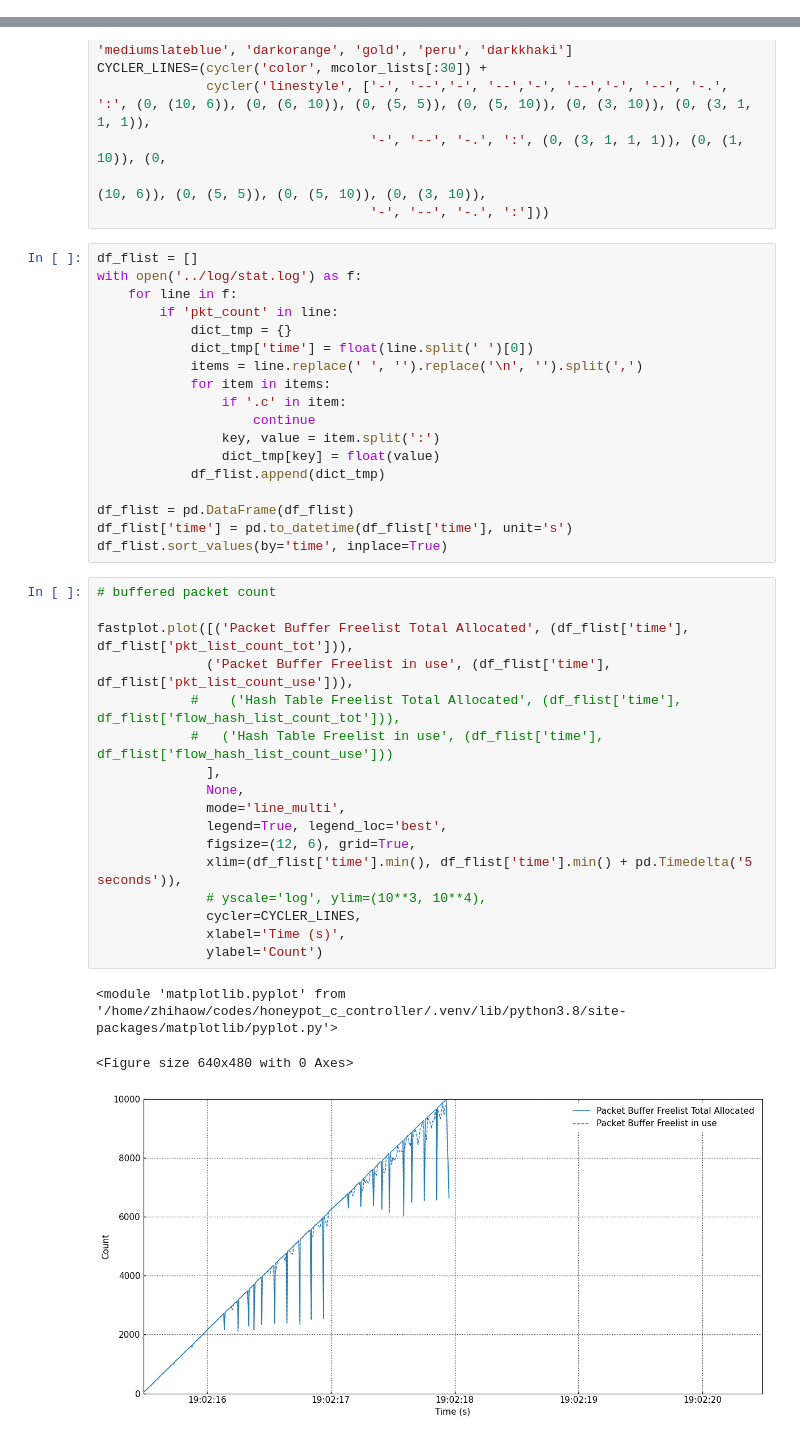
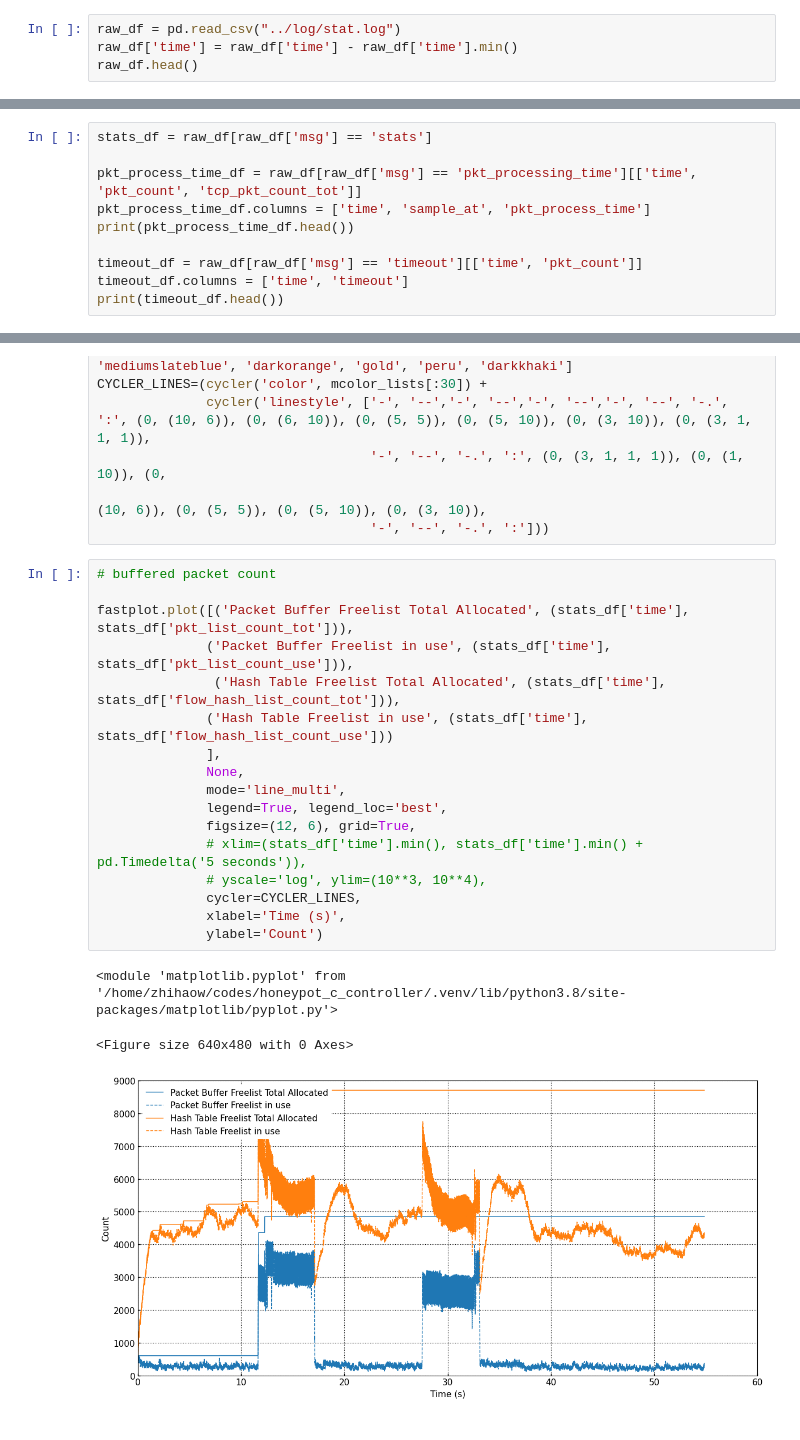
Before and after one commit to zhihao1998/ChamaleoNet, a Jupyter notebook: analysis/pkt_process_time.ipynb, the cells around one changed output, grey strips where cells are left out. Drawn from its saved outputs; the diff is of its cells as text.

Commit message:
flow_based entry install

```diff
--- a/analysis/pkt_process_time.ipynb
+++ b/analysis/pkt_process_time.ipynb
@@ -35,0 +18,4 @@ pkt_process_time_df.head()
+# %%
+raw_df = pd.read_csv("../log/stat.log")
+raw_df['time'] = raw_df['time'] - raw_df['time'].min()
+raw_df.head()
@@ -35,0 +30,10 @@ pkt_process_time_df.head()
+# %%
+stats_df = raw_df[raw_df['msg'] == 'stats']
+
+pkt_process_time_df = raw_df[raw_df['msg'] == 'pkt_processing_time'][['time', 'pkt_count', 'tcp_pkt_count_tot']]
+pkt_process_time_df.columns = ['time', 'sample_at', 'pkt_process_time']
+print(pkt_process_time_df.head())
+
+timeout_df = raw_df[raw_df['msg'] == 'timeout'][['time', 'pkt_count']]
+timeout_df.columns = ['time', 'timeout']
+print(timeout_df.head())
@@ -179,42 +113,24 @@ CYCLER_LINES=(cycler('color', mcolor_lists[:30]) +
                                    '-', '--', '-.', ':', (0, (3, 1, 1, 1)), (0, (1, 10)), (0,
                                                                                            (10, 6)), (0, (5, 5)), (0, (5, 10)), (0, (3, 10)),
                                    '-', '--', '-.', ':']))
-# %%
-df_flist = []
-with open('../log/stat.log') as f:
-    for line in f:
-        if 'pkt_count' in line:
-            dict_tmp = {}
-            dict_tmp['time'] = float(line.split(' ')[0])
-            items = line.replace(' ', '').replace('\n', '').split(',')
-            for item in items:
-                if '.c' in item:
-                    continue
-                key, value = item.split(':')
-                dict_tmp[key] = float(value)
-            df_flist.append(dict_tmp)
-
-df_flist = pd.DataFrame(df_flist)
-df_flist['time'] = pd.to_datetime(df_flist['time'], unit='s')
-df_flist.sort_values(by='time', inplace=True)
 # %%
 # buffered packet count
 
-fastplot.plot([('Packet Buffer Freelist Total Allocated', (df_flist['time'], df_flist['pkt_list_count_tot'])),
-              ('Packet Buffer Freelist in use', (df_flist['time'], df_flist['pkt_list_count_use'])),
-            #    ('Hash Table Freelist Total Allocated', (df_flist['time'], df_flist['flow_hash_list_count_tot'])),
-            #   ('Hash Table Freelist in use', (df_flist['time'], df_flist['flow_hash_list_count_use']))
+fastplot.plot([('Packet Buffer Freelist Total Allocated', (stats_df['time'], stats_df['pkt_list_count_tot'])),
+              ('Packet Buffer Freelist in use', (stats_df['time'], stats_df['pkt_list_count_use'])),
+               ('Hash Table Freelist Total Allocated', (stats_df['time'], stats_df['flow_hash_list_count_tot'])),
+              ('Hash Table Freelist in use', (stats_df['time'], stats_df['flow_hash_list_count_use']))
               ],
               None,
               mode='line_multi',
               legend=True, legend_loc='best',
               figsize=(12, 6), grid=True,
-              xlim=(df_flist['time'].min(), df_flist['time'].min() + pd.Timedelta('5 seconds')),
+              # xlim=(stats_df['time'].min(), stats_df['time'].min() + pd.Timedelta('5 seconds')),
               # yscale='log', ylim=(10**3, 10**4),
               cycler=CYCLER_LINES,
               xlabel='Time (s)',
               ylabel='Count')
 # %% [output]
 <module 'matplotlib.pyplot' from '/home/zhihaow/codes/honeypot_c_controller/.venv/lib/python3.8/site-packages/matplotlib/pyplot.py'>
 <Figure size 640x480 with 0 Axes>
-[figure, old version]
+[figure, new version]
```
Also changed, not shown: parts of 19 cells of this notebook, 9 other files.
